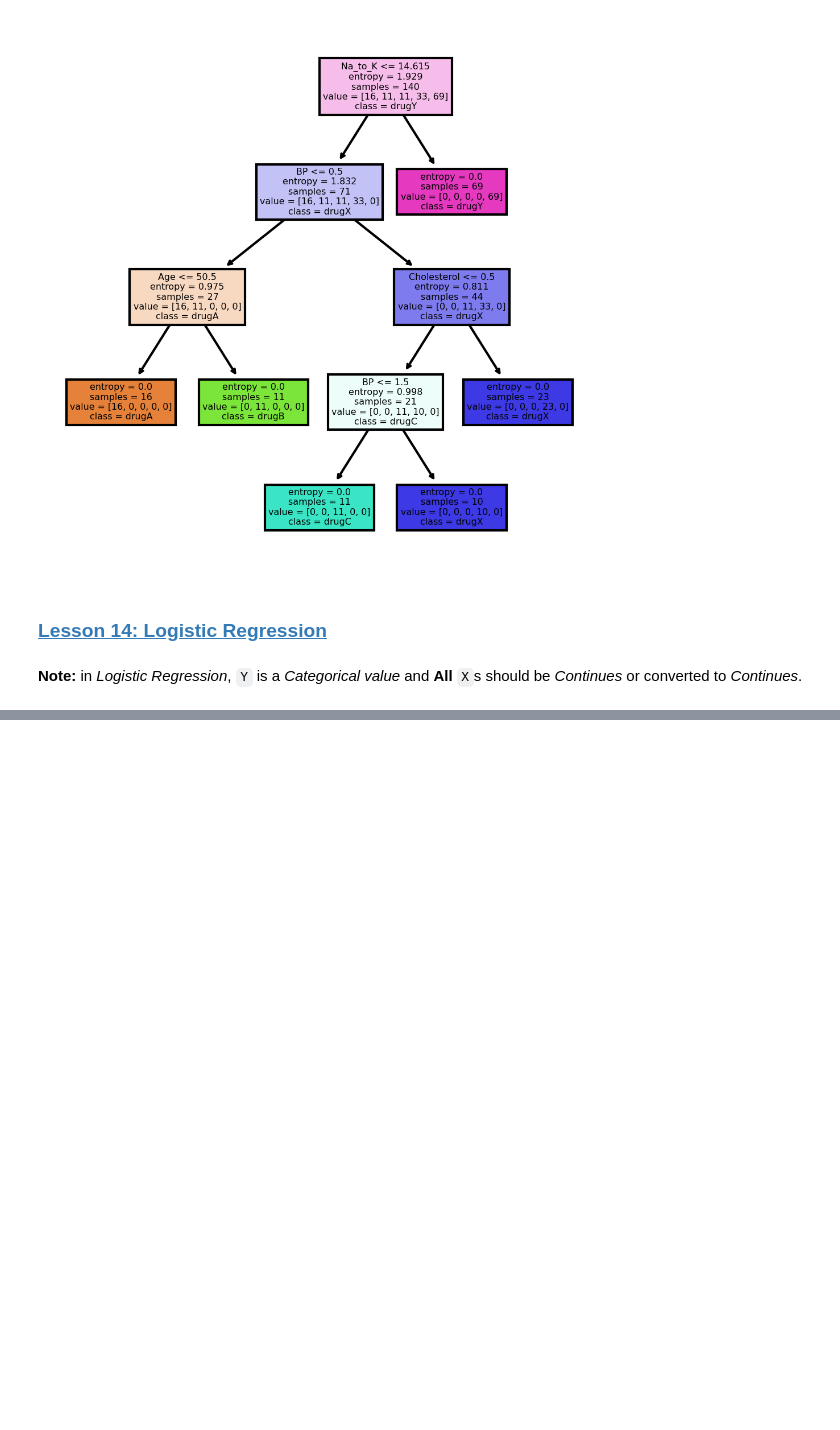
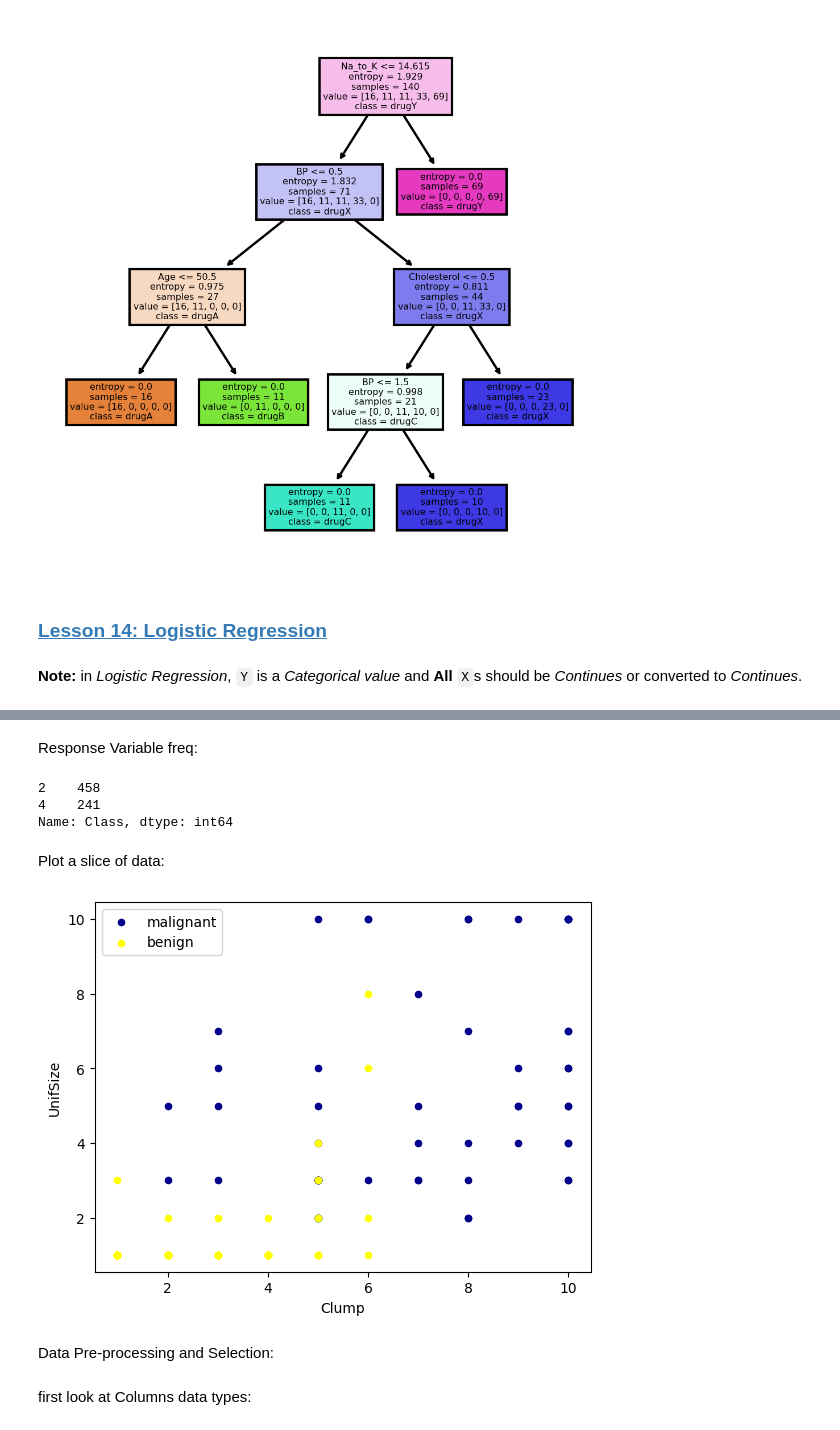
Before and after one commit to AliShariatian/Machine-Learning-Practices, a Jupyter notebook: Jadi/01 - Jadi.ipynb, the cells around one changed output, grey strips where cells are left out. Cells and saved outputs as stored; diff of their text form; code cells hidden in the pictures; blank space fills up the shorter version.

```diff
--- a/Jadi/01 - Jadi.ipynb
+++ b/Jadi/01 - Jadi.ipynb
@@ -1614,0 +1872,5 @@ plt.show()
+# %%
+df = pd.read_csv('cell_samples.csv')
+
+print(df.shape)
+df.head()
@@ -1614,0 +1885,22 @@ plt.show()
+# %% [markdown]
+Response Variable freq:
+# %%
+df['Class'].value_counts()
+# %% [output]
+2    458
+4    241
+Name: Class, dtype: int64
+# %% [markdown]
+Plot a slice of data:
+# %%
+# this ploting method is in Pandas.
+ax = df[df['Class'] == 4][0:50].plot(kind='scatter', x='Clump', y='UnifSize', color='DarkBlue', label='malignant')
+df[df['Class'] == 2][0:50].plot(kind='scatter', x='Clump', y='UnifSize', color='Yellow', label='benign', ax=ax)
+
+plt.show()
+# %% [output]
+[figure, added]
+# %% [markdown]
+Data Pre-processing and Selection:
+# %% [markdown]
+first look at Columns data types:
```
Also changed, not shown: parts of 88 cells of this notebook, 2 other files.
